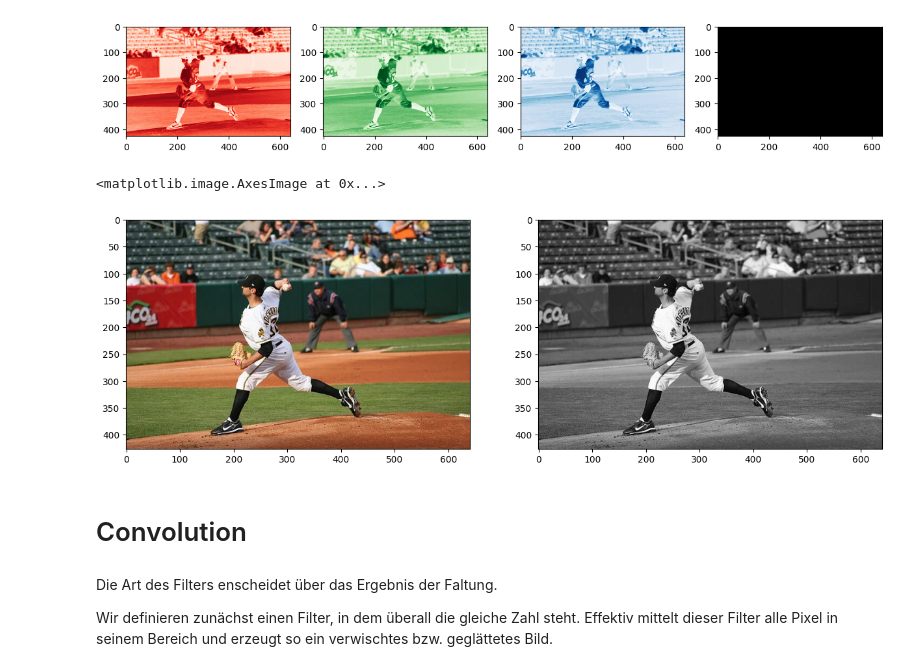
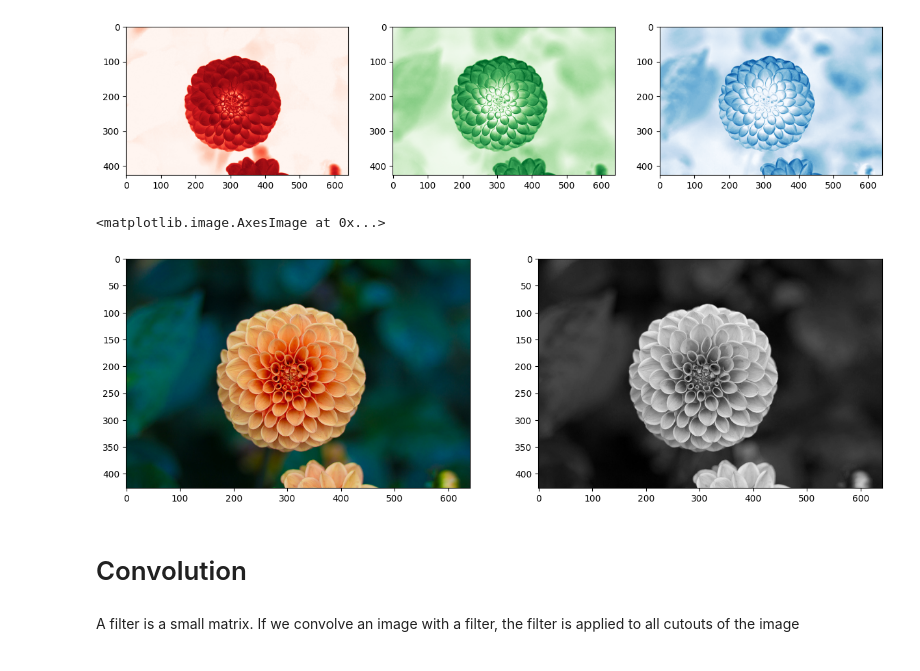
Before and after one commit to jansoe/Lehre, a Jupyter notebook: Convolution_basics.ipynb, the cells around one changed output. Saved outputs shown, nothing was run; the diff lists cells and outputs as text; code cells hidden in the pictures.

```diff
--- a/Convolution_basics.ipynb
+++ b/Convolution_basics.ipynb
@@ -22,0 +9,3 @@ plt.imshow(img)
+# %%
+img = sklearn.datasets.load_sample_image('flower.jpg')
+_ = plt.imshow(img)
@@ -23,11 +14,11 @@ plt.imshow(img)
 # %%
 rgba = [plt.cm.Reds, plt.cm.Greens, plt.cm.Blues, plt.cm.gray]
 
-fig, ax = plt.subplots(1, 4, figsize=(15,5))
-for ix in range(4):
+fig, ax = plt.subplots(1, 3, figsize=(15,5))
+for ix in range(3):
     ax[ix].imshow(img[:,:,ix], cmap=rgba[ix])
 # %% [output]
-[figure, old version]
+[figure, new version]
 # %%
 bw_img = img.mean(axis=2) # convert to graysacle image
 # %%
@@ -36,13 +27,11 @@ ax[0].imshow(img)
 ax[1].imshow(bw_img, cmap=plt.cm.gray)
 # %% [output]
 <matplotlib.image.AxesImage at 0x...>
-[figure, old version]
+[figure, new version]
 # %% [markdown]
 # Convolution
-# %% [markdown]
-Die Art des Filters enscheidet über das Ergebnis der Faltung.
-
-Wir definieren zunächst einen Filter, in dem überall die gleiche Zahl steht. Effektiv mittelt dieser Filter alle Pixel in seinem Bereich und erzeugt so ein verwischtes bzw. geglättetes Bild.
+# %% [markdown]
+A filter is a small matrix. If we convolve an image with a filter, the filter is applied to all cutouts of the image
 # %%
 from scipy.signal import convolve2d
 # %%
```
Also changed, not shown: parts of 11 cells of this notebook.
